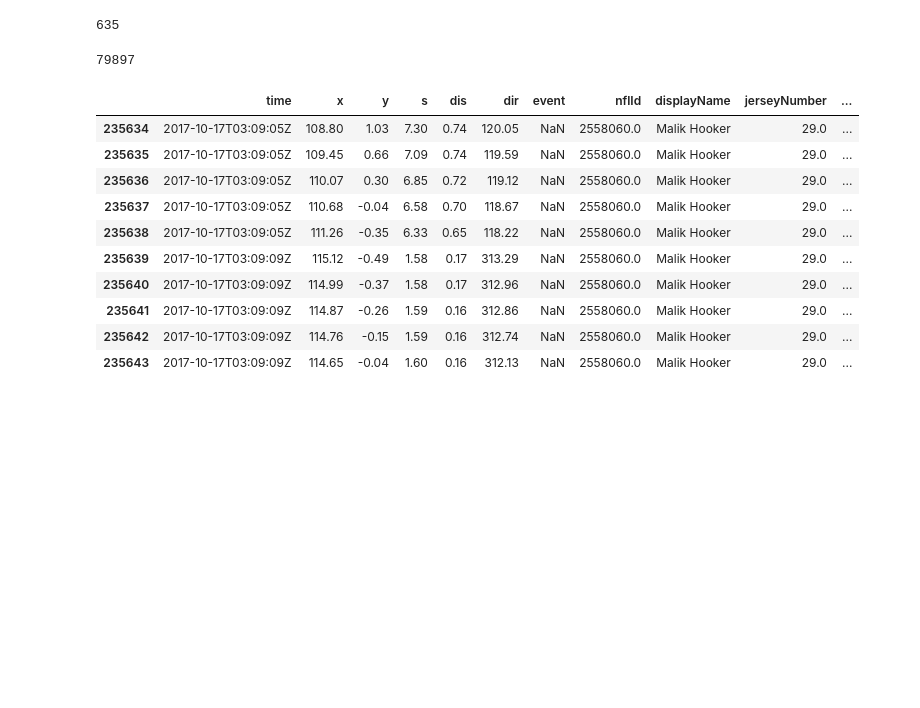
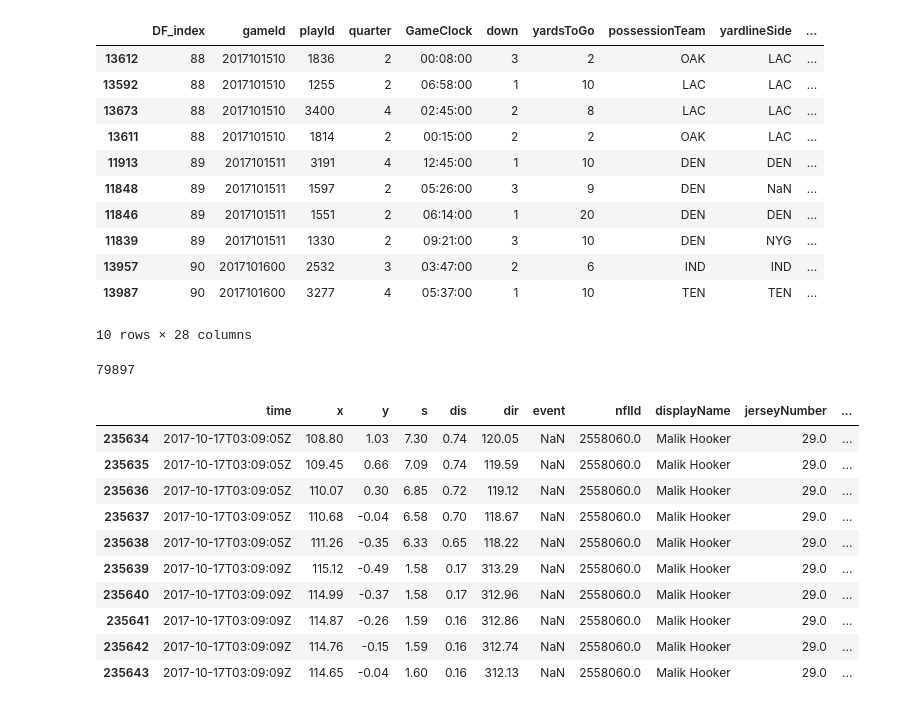
Before and after one commit to krao2018/nfl_bdb, a Jupyter notebook: safety_range.ipynb, the cells around one changed output. Drawn from its saved outputs; the diff is of its cells as text; code cells hidden in the pictures; blank space fills up the shorter version.

```diff
--- a/safety_range.ipynb
+++ b/safety_range.ipynb
@@ -20,8 +20,20 @@ deep_pass = plays[plays['PassLength']>20]
 deep_passsort = deep_pass.sort_values(by='gameId',ascending=True)
 # %%
 #print(len(deep_pass))
+deep_passsort.tail(10)
 # %% [output]
+|  | DF_index | gameId | playId | quarter | GameClock | down | yardsToGo | possessionTeam | yardlineSide | ... |
+| 13612 | 88 | 2017101510 | 1836 | 2 | 00:08:00 | 3 | 2 | OAK | LAC | ... |
+| 13592 | 88 | 2017101510 | 1255 | 2 | 06:58:00 | 1 | 10 | LAC | LAC | ... |
+| 13673 | 88 | 2017101510 | 3400 | 4 | 02:45:00 | 2 | 8 | LAC | LAC | ... |
+| 13611 | 88 | 2017101510 | 1814 | 2 | 00:15:00 | 2 | 2 | OAK | LAC | ... |
+| 11913 | 89 | 2017101511 | 3191 | 4 | 12:45:00 | 1 | 10 | DEN | DEN | ... |
+| 11848 | 89 | 2017101511 | 1597 | 2 | 05:26:00 | 3 | 9 | DEN | NaN | ... |
+| 11846 | 89 | 2017101511 | 1551 | 2 | 06:14:00 | 1 | 20 | DEN | DEN | ... |
+| 11839 | 89 | 2017101511 | 1330 | 2 | 09:21:00 | 3 | 10 | DEN | NYG | ... |
+| 13957 | 90 | 2017101600 | 2532 | 3 | 03:47:00 | 2 | 6 | IND | IND | ... |
+| 13987 | 90 | 2017101600 | 3277 | 4 | 05:37:00 | 1 | 10 | TEN | TEN | ... |
-635
+10 rows × 28 columns
 # %%
 ## want to find the gameindex for each of the deep passes so we can easily sort through our list of dfs
 indices = []
```
Also changed, not shown: parts of 2 cells of this notebook.
